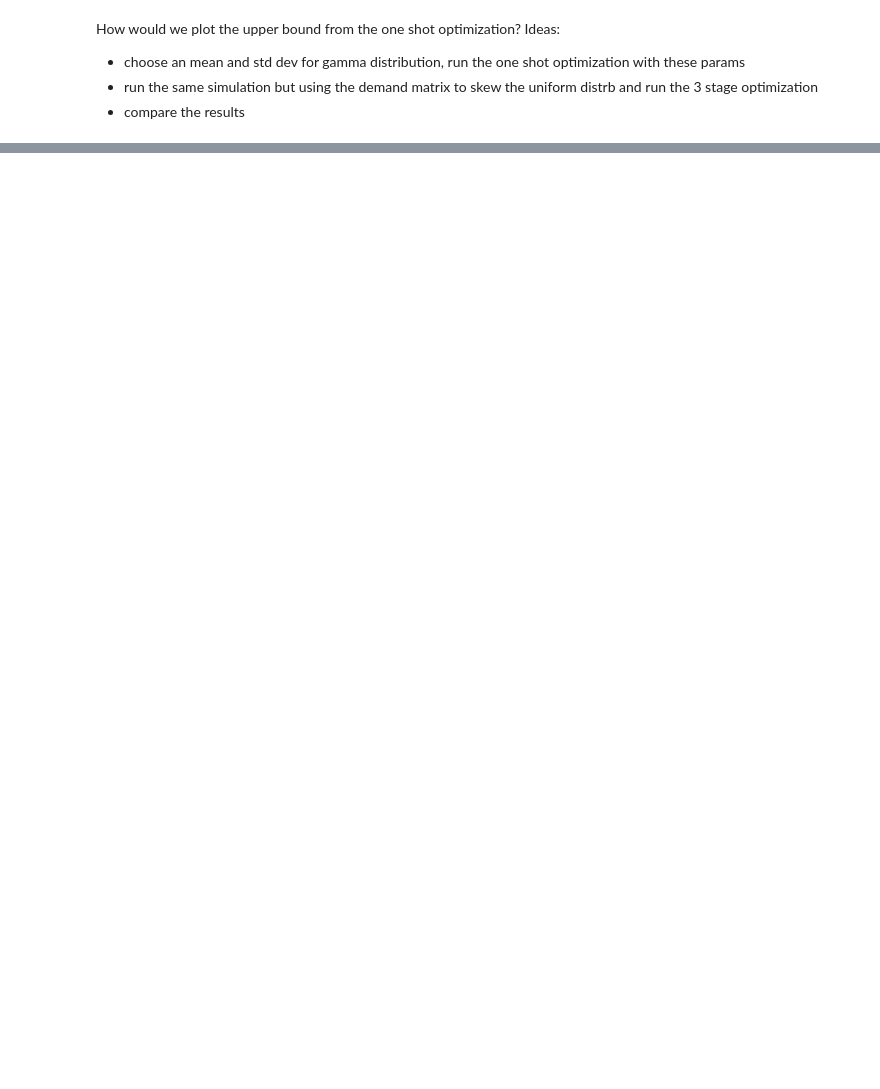
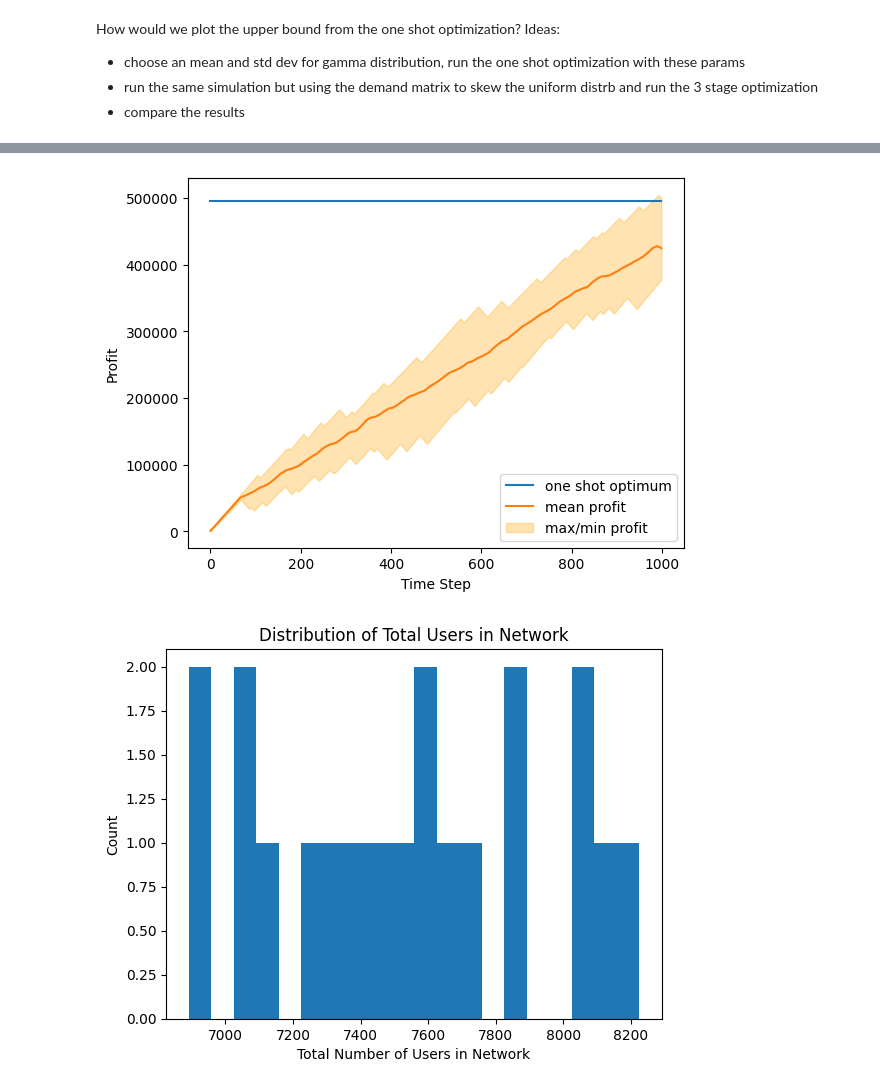
Before and after one commit to brieonbread/leo_mac_sim, a Jupyter notebook: mac_protocol_simulation_v2.ipynb, the cells around one changed output, grey strips where cells are left out. Cells and saved outputs as stored; diff of their text form; code cells hidden in the pictures; blank space fills up the shorter version.

```diff
--- a/mac_protocol_simulation_v2.ipynb
+++ b/mac_protocol_simulation_v2.ipynb
@@ -649,10 +732,0 @@ generate_demand_matrix(25, 300, 80, num_trials=10)
-# %%
-def load_demand_matrix(fp):
-    with open(fp, "rb") as f:
-        return pickle.load(f)
-
-fp = "/Users/brianli/Desktop/MEng/leo_mac_sim/demand_matrix_0_0_10.pkl"
-demand_matrix = load_demand_matrix(fp)
-
-for trial_idx in range(len(demand_matrix)):
-    print(demand_matrix[trial_idx])
@@ -772,0 +804,44 @@ Num of users: 7581
+# %%
+# Process the results from the comparison experiment A
+results_mean = []
+results_min = []
+results_max = []
+
+for t in range(num_time_steps):
+    temp = 0
+    temp_min = 1e9
+    temp_max = -1e9
+    for result in results_compilation:
+        temp += result[t]
+        if result[t] < temp_min:
+            temp_min = result[t]
+        if result[t] > temp_max:
+            temp_max = result[t]
+    results_mean.append(temp / num_trials)
+    results_min.append(temp_min)
+    results_max.append(temp_max)
+
+
+# 249406.2710272504
+# 500780.83681524947
+
+
+plt.plot([t for t in range(len(result_1_profit))], [496260.0 for t in range(len(result_1_profit))], label="one shot optimum")
+plt.plot([t for t in range(len(result_1_profit))], results_mean, label="mean profit")
+plt.fill_between([t for t in range(len(result_1_profit))], results_min, results_max, color='orange', alpha=0.3, label='max/min profit')
+plt.xlabel("Time Step")
+plt.ylabel("Profit")
+plt.legend()
+plt.show()
+
+plt.hist(num_users_compilation, bins=20)
+plt.title("Distribution of Total Users in Network")
+plt.xlabel("Total Number of Users in Network")
+plt.ylabel("Count")
+plt.show()
+
+# plt.plot(result_1_profit/(1e-12+baseline_profit))
+# plt.show()
+# %% [output]
+[figure, added]
+[figure, added]
```
Also changed, not shown: parts of 18 cells of this notebook, 3 other files.
